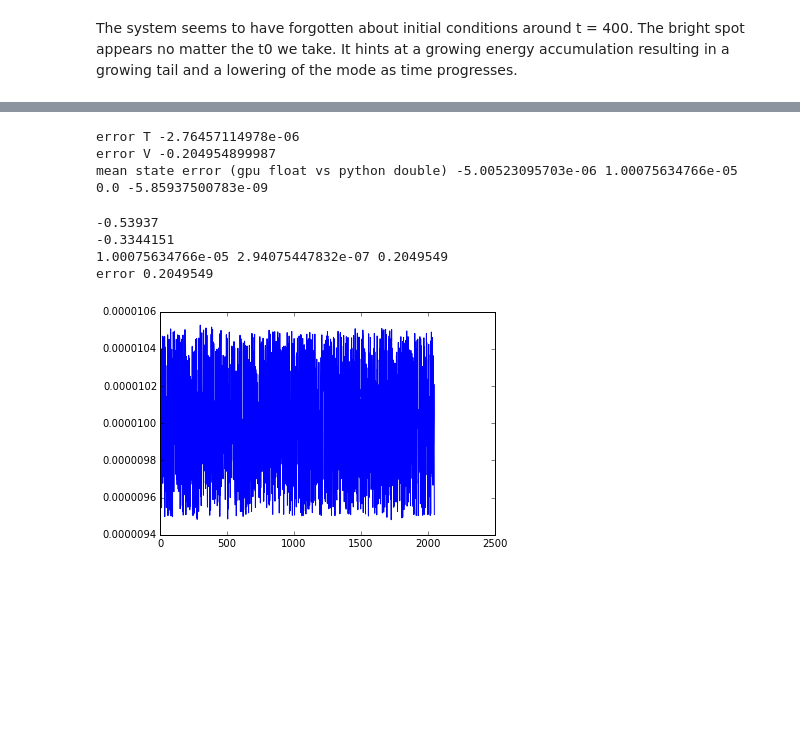
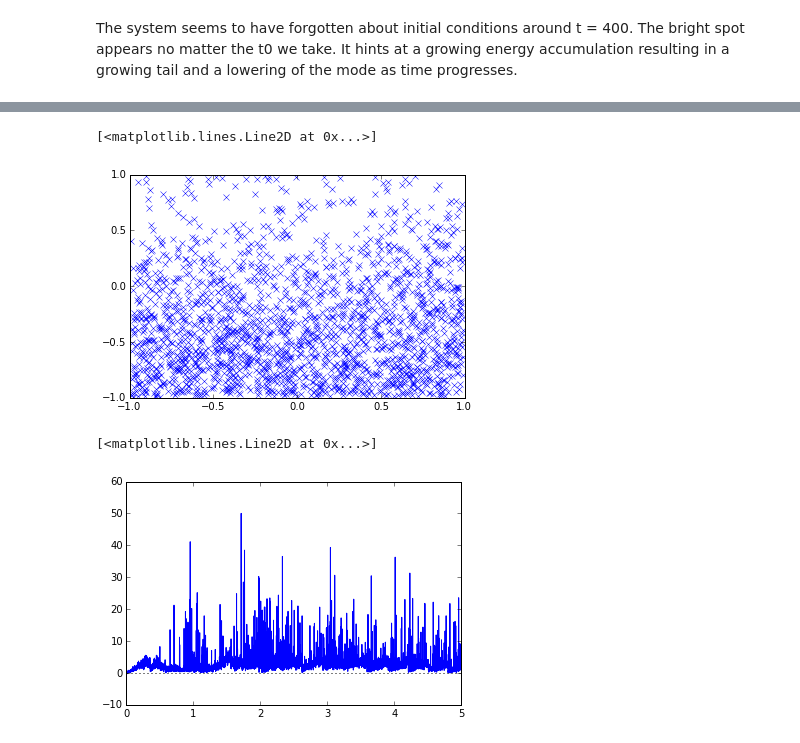
Before and after one commit to corradio/boiling, a Jupyter notebook: Time Analysis.ipynb, the cells around one changed output, grey strips where cells are left out. Cells and saved outputs as stored; diff of their text form; code cells hidden in the pictures; blank space fills up the shorter version.

```diff
--- a/Time Analysis.ipynb
+++ b/Time Analysis.ipynb
@@ -227,25 +220,12 @@ plt.plot(dissipation_ratio)
-# %%
-Y = X[0, :, :].copy()
-Y[:, 0] += Y[:, 2]*dt + GRAVITY*0.5*dt*dt
-Y[:, 1] += Y[:, 3]*dt
-Y[:, 3] += GRAVITY*dt
-print 'error T', total_kinetic_energy[1] - np.sum(0.5*(Y[:,2]*Y[:,2] + Y[:,3]*Y[:,3]))
-print 'error V', total_gravitational_potential_energy[1] - (-GRAVITY * np.sum(Y[:,1]))
-print 'mean state error (gpu float vs python double)', np.mean(Y[:,0] - X[1, :, 0]), np.mean(Y[:,1] - X[1, :, 1]), np.mean(Y[:,2] - X[1, :, 2]), np.mean(Y[:,3] - X[1, :, 3])
-# %% [output]
-error T -2.76457114978e-06
-error V -0.204954899987
-mean state error (gpu float vs python double) -5.00523095703e-06 1.00075634766e-05 0.0 -5.85937500783e-09
-# %%
-print -GRAVITY * np.sum(X[1, :, 1])
-print -GRAVITY * np.sum(Y[:, 1])
-e = Y[:,1] - X[1, :, 1]
-plt.plot(e)
-print np.mean(e), np.std(e), np.mean(e)*2048*10
-print 'error', -GRAVITY * np.sum(Y[:,1] - X[1, :, 1])
-# %% [output]
--0.53937
--0.3344151
-1.00075634766e-05 2.94075447832e-07 0.2049549
-error 0.2049549
-[figure, removed]
+# %%
+plt.plot(X[-1, :, 0], X[-1, :, 1], 'x')
+# %% [output]
+[<matplotlib.lines.Line2D at 0x...>]
+[figure, added]
+# %%
+# dissipation per step should never be negative if only collisions are present
+plt.plot(T[1:], np.diff(total_cumulative_kinetic_energy_dissipated))
+plt.plot([T[1], T[-1]], [0, 0], ':k')
+# %% [output]
+[<matplotlib.lines.Line2D at 0x...>]
+[figure, added]
```
Also changed, not shown: parts of 12 cells of this notebook, 3 other files.
